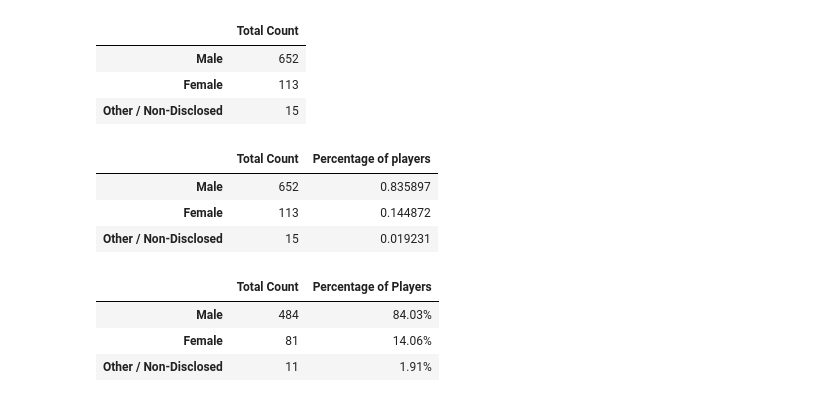
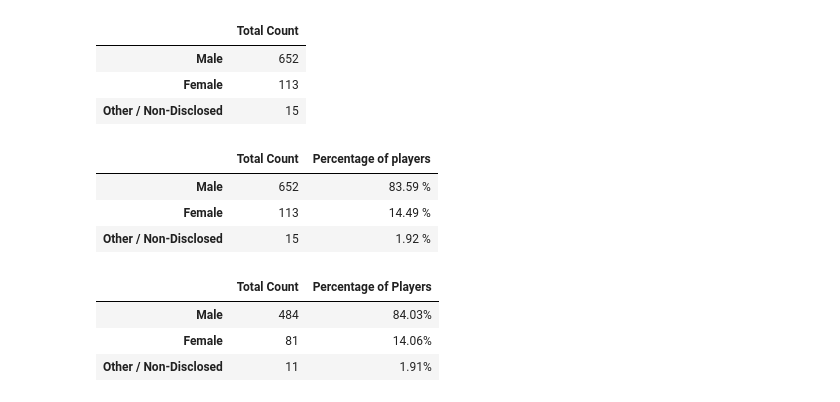
Before and after one commit to serch3128/Pandas-homework, a Jupyter notebook: HeroesOfPymoli/HeroesOfPymoli_starter.ipynb, the cells around one changed output. Drawn from its saved outputs; the diff is of its cells as text; code cells hidden in the pictures.

```diff
--- a/HeroesOfPymoli/HeroesOfPymoli_starter.ipynb
+++ b/HeroesOfPymoli/HeroesOfPymoli_starter.ipynb
@@ -137,13 +138,14 @@ gender_percentage
 # %%
 #Calculate the percentage by type
 
-gender_percentage["Percentage of players"]=gender_percentage["Total Count"]/gender_percentage["Total Count"].sum()
+gender_percentage["Percentage of players"]=(gender_percentage["Total Count"]/gender_percentage["Total Count"].sum())*100
+gender_percentage=gender_percentage.style.format({"Percentage of players":"{:0,.2f} %"})
 gender_percentage
 # %% [output]
 |  | Total Count | Percentage of players |
-| Male | 652 | 0.835897 |
-| Female | 113 | 0.144872 |
-| Other / Non-Disclosed | 15 | 0.019231 |
+| Male | 652 | 83.59 % |
+| Female | 113 | 14.49 % |
+| Other / Non-Disclosed | 15 | 1.92 % |
 # %%
 # %% [output]
 |  | Total Count | Percentage of Players |
```
Also changed, not shown: parts of 9 cells of this notebook.
